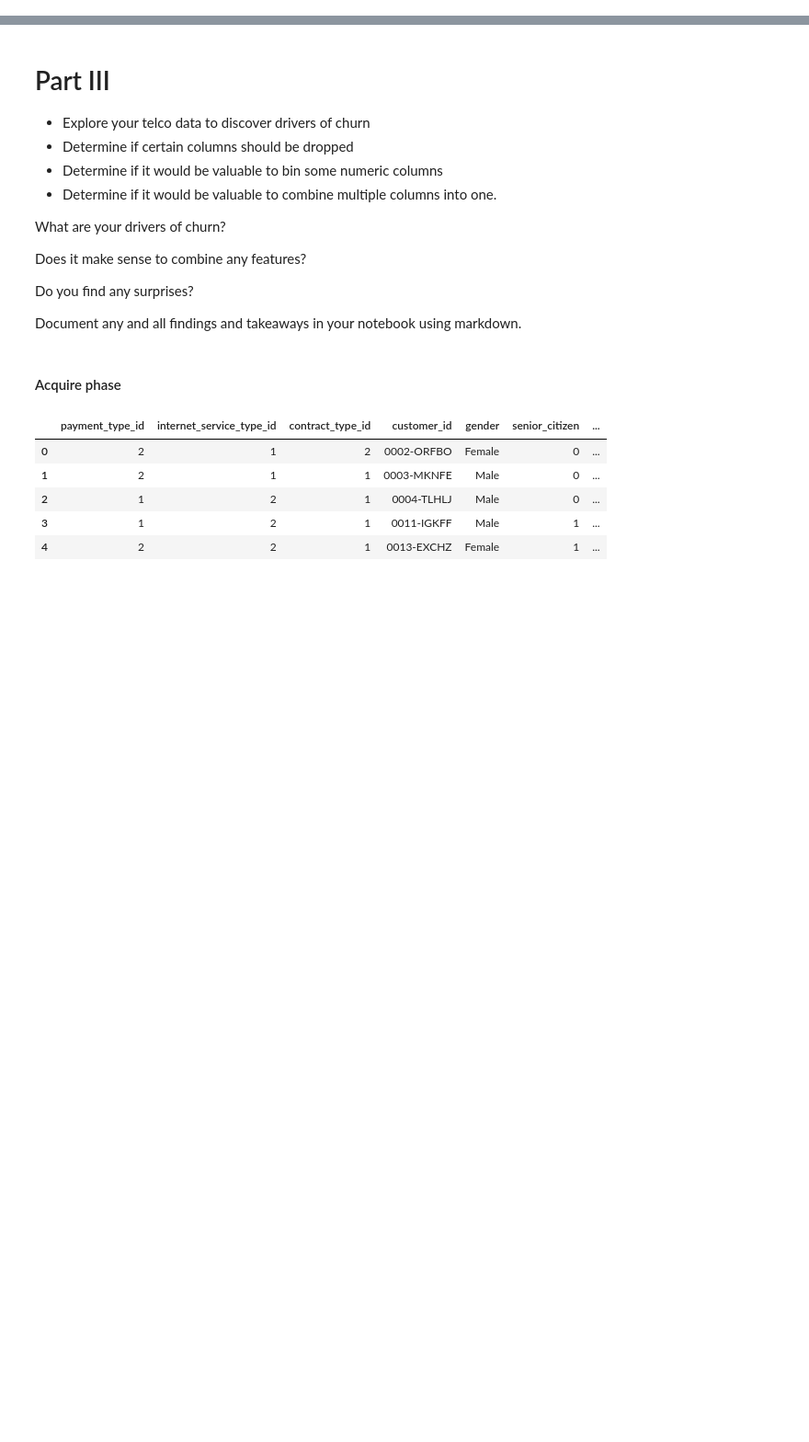
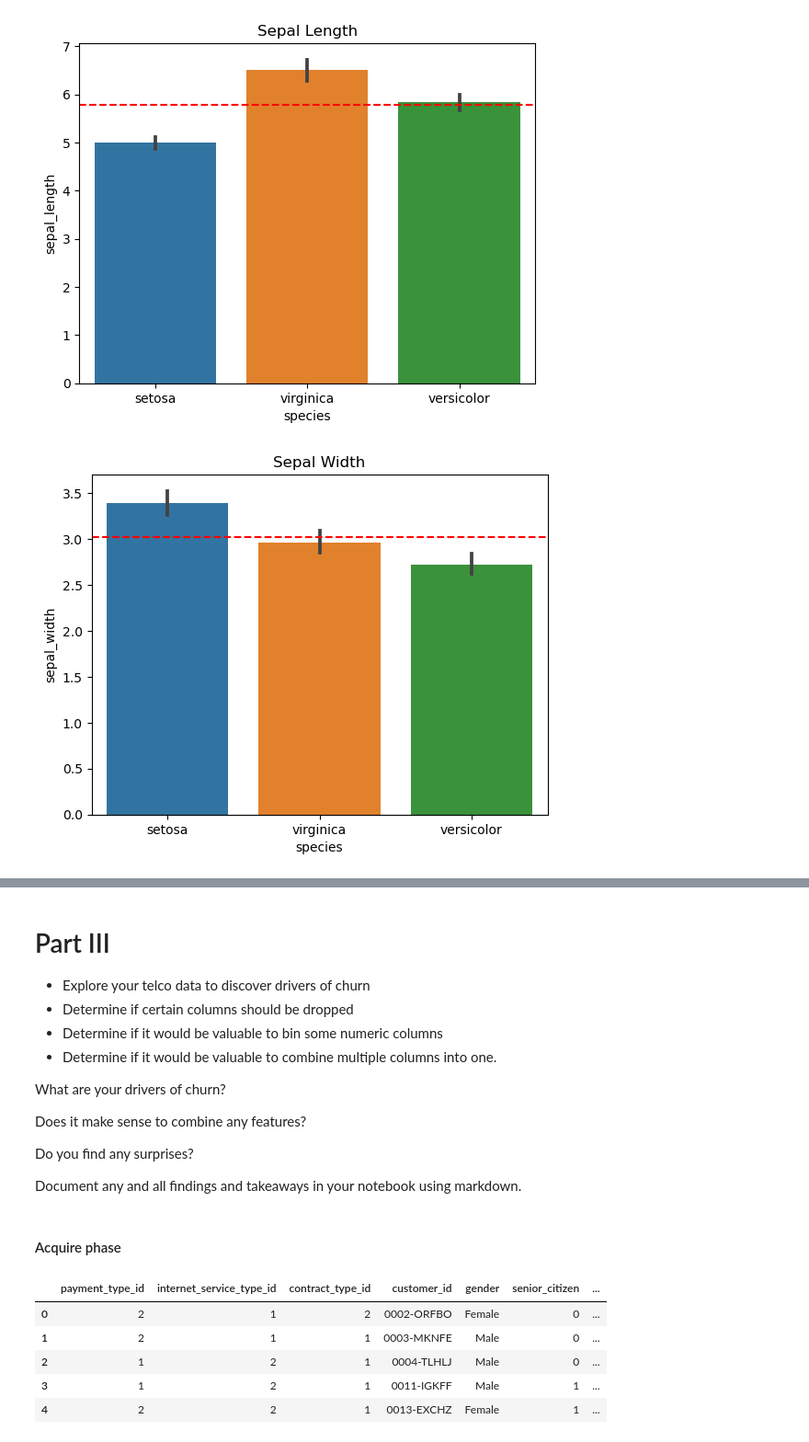
Before and after one commit to Luis-Martinez1/classification-exercises, a Jupyter notebook: explore.ipynb, the cells around one changed output, grey strips where cells are left out. Shown at 92% size. Saved outputs shown, nothing was run; the diff lists cells and outputs as text; code cells hidden in the pictures; blank space fills up the shorter version.

```diff
--- a/explore.ipynb
+++ b/explore.ipynb
@@ -9,0 +175,34 @@ any possible relationships.
+# %%
+# Visualize each measurement type (y-axis) with the species variable (x-axis) using barplots,
+# adding a horizontal line showing the overall mean of the metric (y-axis).
+
+
+# Calculate the overall mean for each measurement type
+mean_sepal_length = train['sepal_length'].mean()
+mean_sepal_width = train['sepal_width'].mean()
+mean_petal_length = train['petal_length'].mean()
+mean_petal_width = train['petal_width'].mean()
+
+# Create a barplot for each measurement type
+sns.barplot(data=train, x='species', y='sepal_length')
+plt.axhline(mean_sepal_length, color='red', linestyle='--')
+plt.title('Sepal Length')
+plt.show()
+
+sns.barplot(data=train, x='species', y='sepal_width')
+plt.axhline(mean_sepal_width, color='red', linestyle='--')
+plt.title('Sepal Width')
+plt.show()
+
+sns.barplot(data=train, x='species', y='petal_length')
+plt.axhline(mean_petal_length, color='red', linestyle='--')
+plt.title('Petal Length')
+plt.show()
+
+sns.barplot(data=train, x='species', y='petal_width')
+plt.axhline(mean_petal_width, color='red', linestyle='--')
+plt.title('Petal Width')
+plt.show()
+# %% [output]
+[figure, added]
+[figure, added]
```
Also changed, not shown: parts of 41 cells of this notebook.
